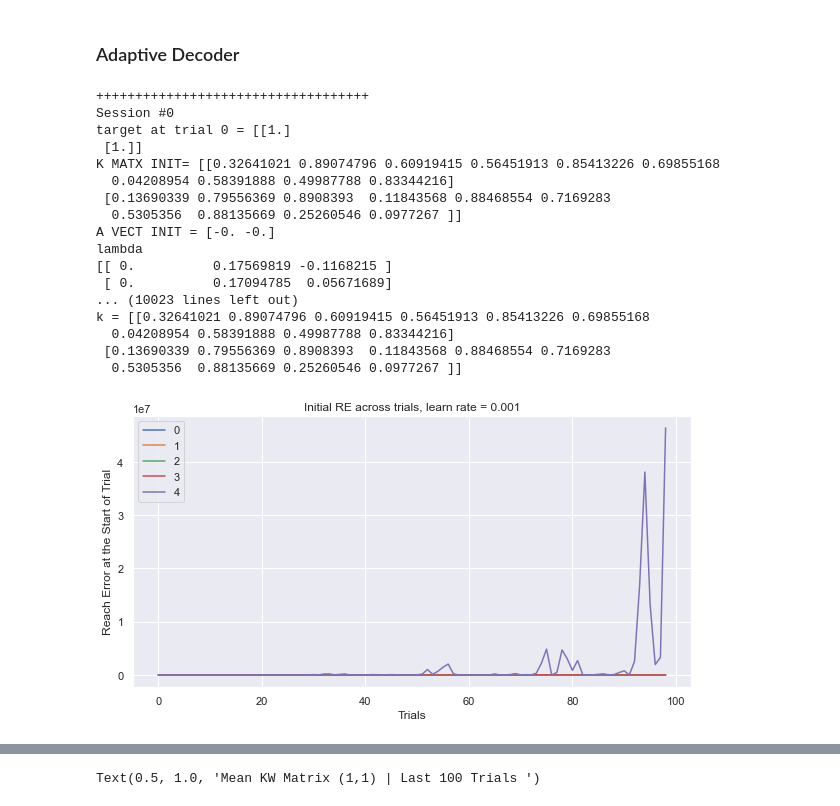
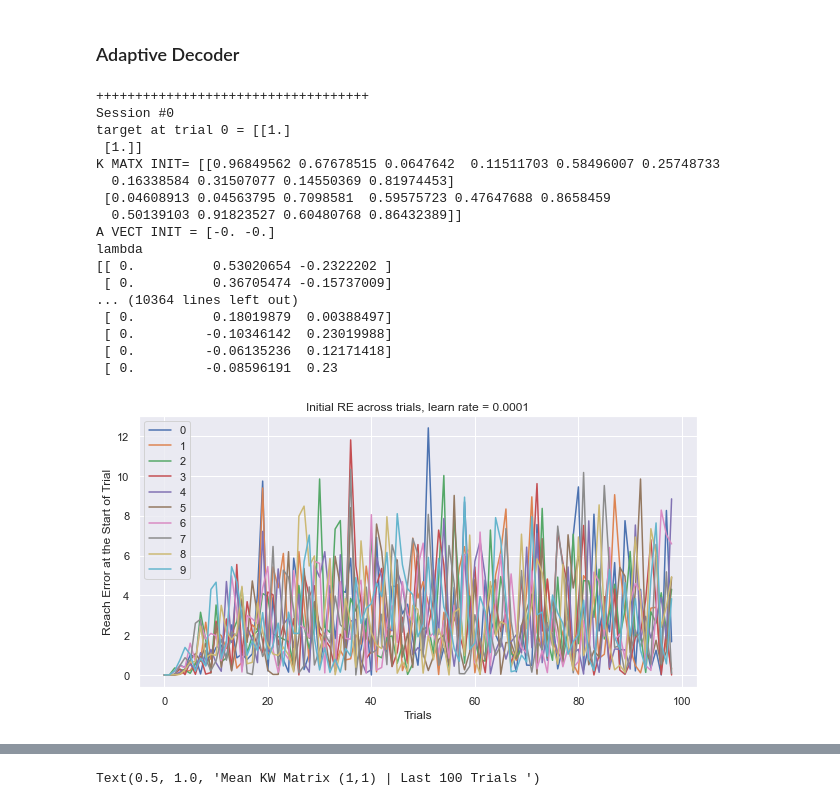
Before and after one commit to mmadduri/BMI_Model, a Jupyter notebook: BMIModel_AdaptiveDecoder.ipynb, the cells around one changed output, grey strips where cells are left out. Cells and saved outputs as stored; diff of their text form; code cells hidden in the pictures.

Commit message:
changed learning rate back to 1e-4

```diff
--- a/BMIModel_AdaptiveDecoder.ipynb
+++ b/BMIModel_AdaptiveDecoder.ipynb
@@ -457,9 +457,9 @@ A = [-0. -0.]
 # %%
 NUM_TRIALS = 100
 NUM_RUNS = 2 # Has to be >1 # 2 = goes through the trail for target once
-NUM_SESSIONS = 5
+NUM_SESSIONS = 10
 # rate_list = [5e-3, 1e-3, 5e-4, 1e-4]
-rate_list = [1e-3]
+rate_list = [1e-4]
 A_RATE = 5e-5
 K_RATE = 5e-5
 ADAPT_TRIALS = NUM_TRIALS
@@ -588,45 +588,45 @@ for lambda_rate in rate_list:
 #         print("target position:")
 #         print(target_trial)
 #         print("cursor end: ")
 #         print(cursor_end)
 #         print("cursor start: ")
 #         print(cursor_start)
 
 
         pidx = rate_list.index(lambda_rate)
         plt.figure(2*pidx + 1, figsize=(fig_x, fig_y))
         plt.plot(np.arange(0, NUM_TRIALS-1, 1), re_startT[0:len(re_startT)-1, iS], label = '' + str(iS))
         plt.legend()
         plt.xlabel('Trials')
         plt.ylabel('Reach Error at the Start of Trial')
         plt.title('Initial RE across trials, learn rate = ' + str(lambda_rate))
         #     plt.show()
 
 #         plt.figure(2*pidx + 2, figsize=(fig_x, fig_y))
 #         plt.plot(np.arange(NUM_TRIALS-20-1, NUM_TRIALS-1, 1), re_startT[NUM_TRIALS-1-20:NUM_TRIALS-1, iS])
 #         plt.xlabel('Trials' )#, color='white')
 #         plt.ylabel('Reach Error at Last 20 Trials')#, color='white')
 #         plt.title('Ending RE across trials | learn rate = ' + str(lambda_rate) + '| Decoder Adapt = ' + str(ADAPT_DEC)) #, color = 'white')
 #         #     plt.show()
 # %% [output]
 +++++++++++++++++++++++++++++++++++
 Session #0
 target at trial 0 = [[1.]
  [1.]]
-K MATX INIT= [[0.32641021 0.89074796 0.60919415 0.56451913 0.85413226 0.69855168
-  0.04208954 0.58391888 0.49987788 0.83344216]
- [0.13690339 0.79556369 0.8908393  0.11843568 0.88468554 0.7169283
-  0.5305356  0.88135669 0.25260546 0.0977267 ]]
+K MATX INIT= [[0.96849562 0.67678515 0.0647642  0.11511703 0.58496007 0.25748733
+  0.16338584 0.31507077 0.14550369 0.81974453]
+ [0.04608913 0.04563795 0.7098581  0.59575723 0.47647688 0.8658459
+  0.50139103 0.91823527 0.60480768 0.86432389]]
 A VECT INIT = [-0. -0.]
 lambda
-[[ 0.          0.17569819 -0.1168215 ]
- [ 0.          0.17094785  0.05671689]
-... (10023 lines left out)
-k = [[0.32641021 0.89074796 0.60919415 0.56451913 0.85413226 0.69855168
-  0.04208954 0.58391888 0.49987788 0.83344216]
- [0.13690339 0.79556369 0.8908393  0.11843568 0.88468554 0.7169283
-  0.5305356  0.88135669 0.25260546 0.0977267 ]]
+[[ 0.          0.53020654 -0.2322202 ]
+ [ 0.          0.36705474 -0.15737009]
+... (10364 lines left out)
+ [ 0.          0.18019879  0.00388497]
+ [ 0.         -0.10346142  0.23019988]
+ [ 0.         -0.06135236  0.12171418]
+ [ 0.         -0.08596191  0.23
-[figure, old version]
+[figure, new version]
 # %%
 x = 0
 y = 1
```
Also changed, not shown: parts of 5 cells of this notebook.
